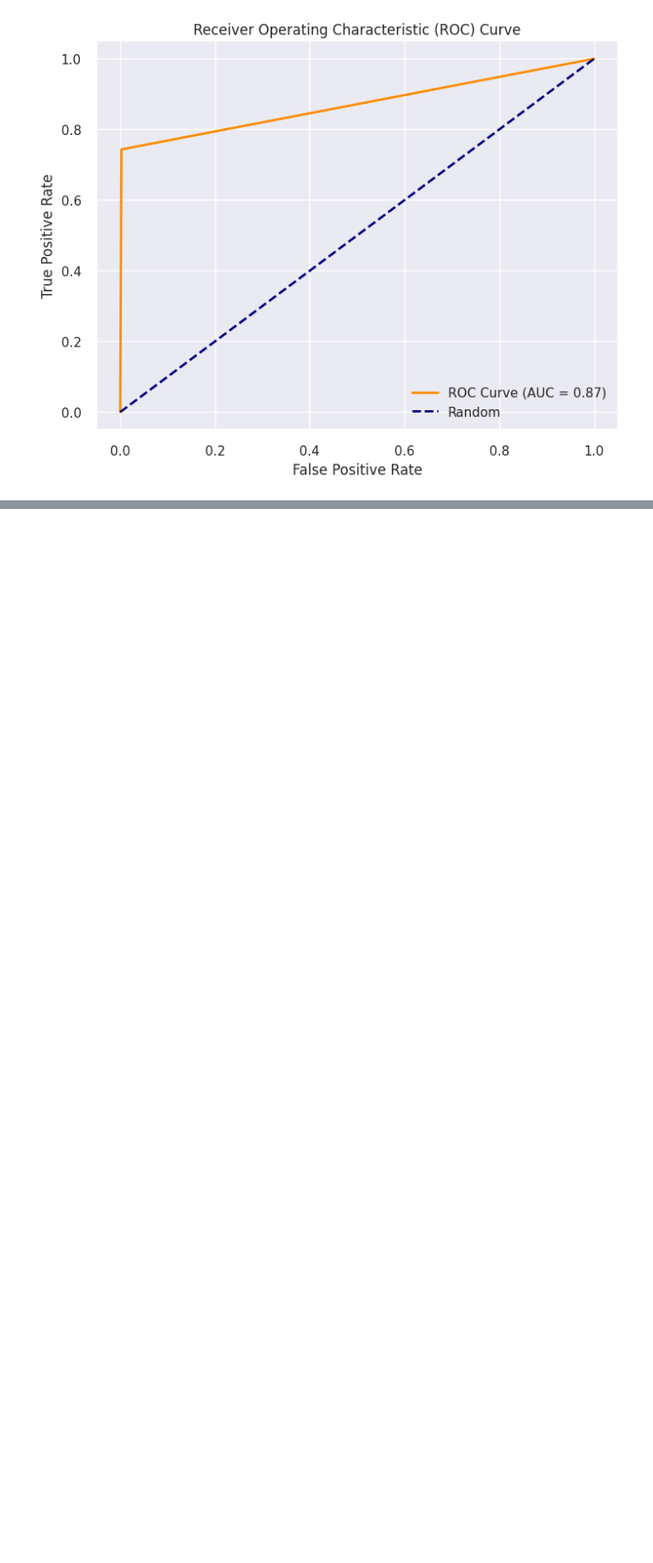
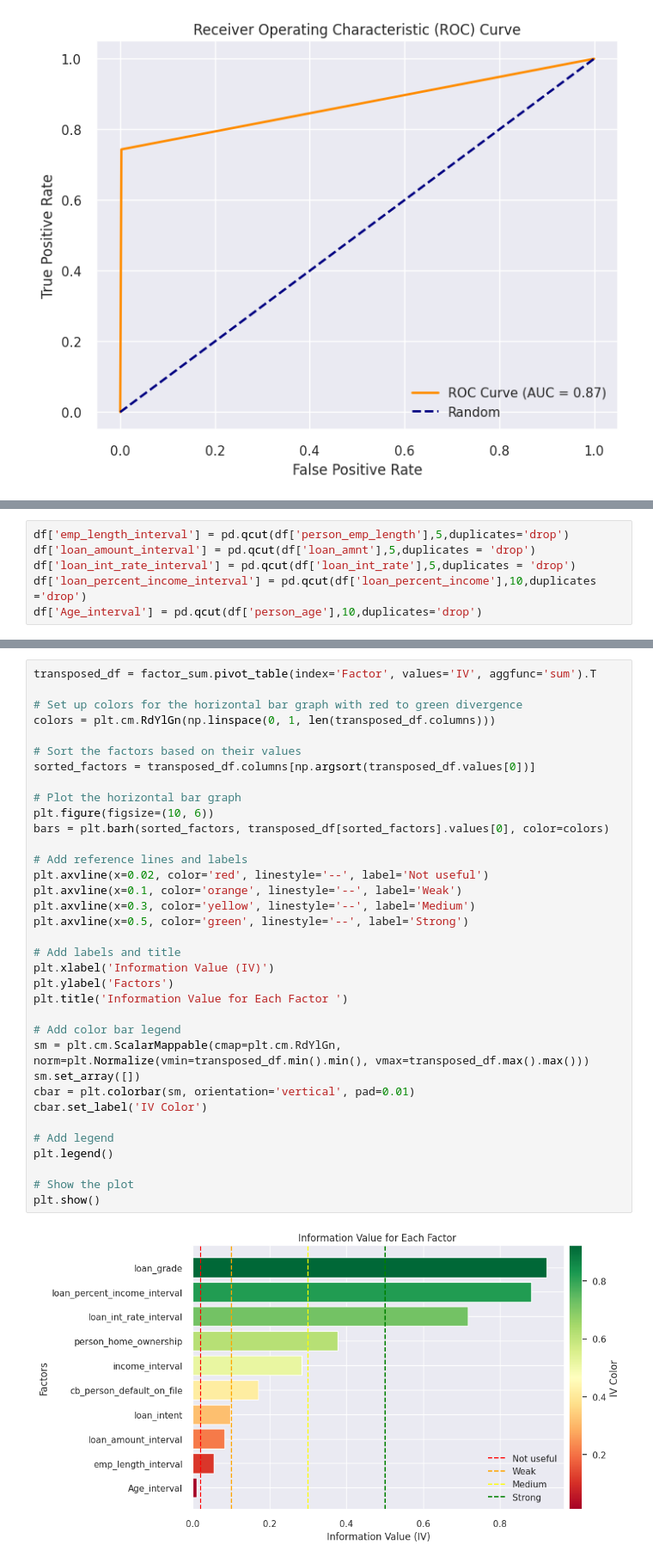
Before and after one commit to cianyu12/Credit-risk-study, a Jupyter notebook: Credit_Risk_Approval_Model.ipynb, the cells around one changed output, grey strips where cells are left out. Shown at 86% size. Cells and saved outputs as stored; diff of their text form; blank space fills up the shorter version.

```diff
--- a/Credit_Risk_Approval_Model.ipynb
+++ b/Credit_Risk_Approval_Model.ipynb
@@ -623,0 +652,6 @@ weighted avg       0.95      0.94      0.94     28501
+# %%
+df['emp_length_interval'] = pd.qcut(df['person_emp_length'],5,duplicates='drop')
+df['loan_amount_interval'] = pd.qcut(df['loan_amnt'],5,duplicates = 'drop')
+df['loan_int_rate_interval'] = pd.qcut(df['loan_int_rate'],5,duplicates = 'drop')
+df['loan_percent_income_interval'] = pd.qcut(df['loan_percent_income'],10,duplicates ='drop')
+df['Age_interval'] = pd.qcut(df['person_age'],10,duplicates='drop')
@@ -623,0 +700,37 @@ weighted avg       0.95      0.94      0.94     28501
+# %%
+transposed_df = factor_sum.pivot_table(index='Factor', values='IV', aggfunc='sum').T
+
+# Set up colors for the horizontal bar graph with red to green divergence
+colors = plt.cm.RdYlGn(np.linspace(0, 1, len(transposed_df.columns)))
+
+# Sort the factors based on their values
+sorted_factors = transposed_df.columns[np.argsort(transposed_df.values[0])]
+
+# Plot the horizontal bar graph
+plt.figure(figsize=(10, 6))
+bars = plt.barh(sorted_factors, transposed_df[sorted_factors].values[0], color=colors)
+
+# Add reference lines and labels
+plt.axvline(x=0.02, color='red', linestyle='--', label='Not useful')
+plt.axvline(x=0.1, color='orange', linestyle='--', label='Weak')
+plt.axvline(x=0.3, color='yellow', linestyle='--', label='Medium')
+plt.axvline(x=0.5, color='green', linestyle='--', label='Strong')
+
+# Add labels and title
+plt.xlabel('Information Value (IV)')
+plt.ylabel('Factors')
+plt.title('Information Value for Each Factor ')
+
+# Add color bar legend
+sm = plt.cm.ScalarMappable(cmap=plt.cm.RdYlGn, norm=plt.Normalize(vmin=transposed_df.min().min(), vmax=transposed_df.max().max()))
+sm.set_array([])
+cbar = plt.colorbar(sm, orientation='vertical', pad=0.01)
+cbar.set_label('IV Color')
+
+# Add legend
+plt.legend()
+
+# Show the plot
+plt.show()
+# %% [output]
+[figure, added]
```
Also changed, not shown: parts of 50 cells of this notebook.
